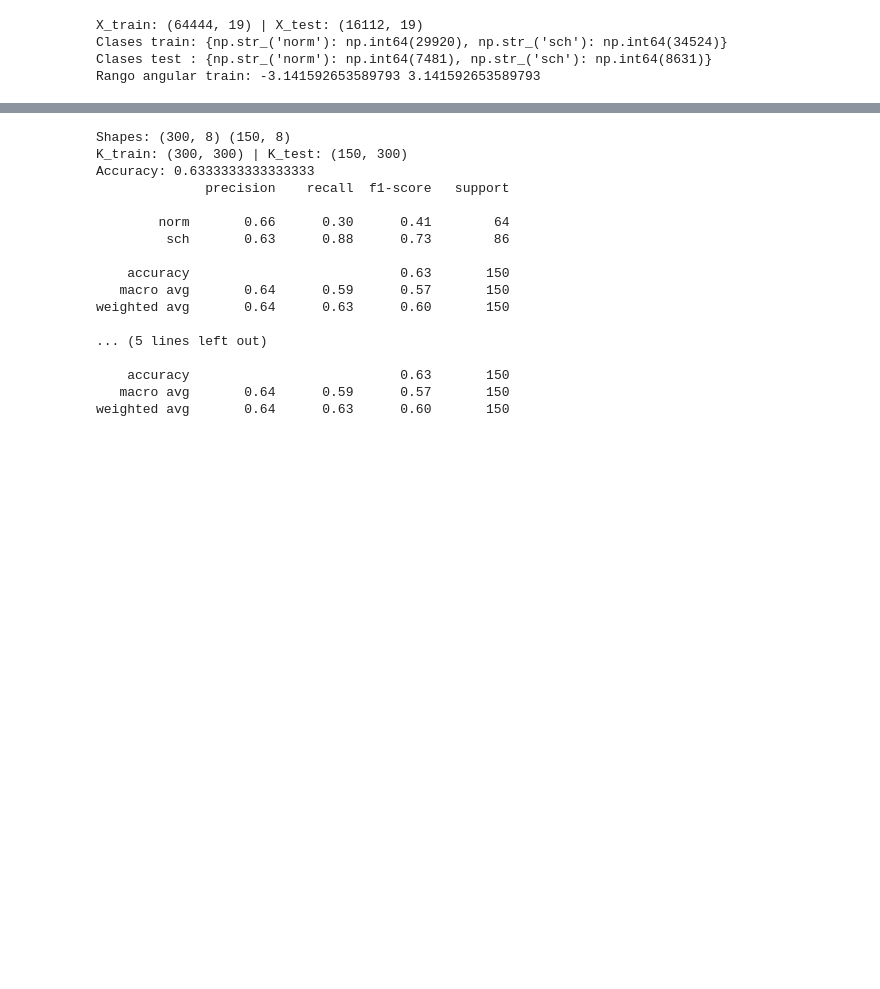
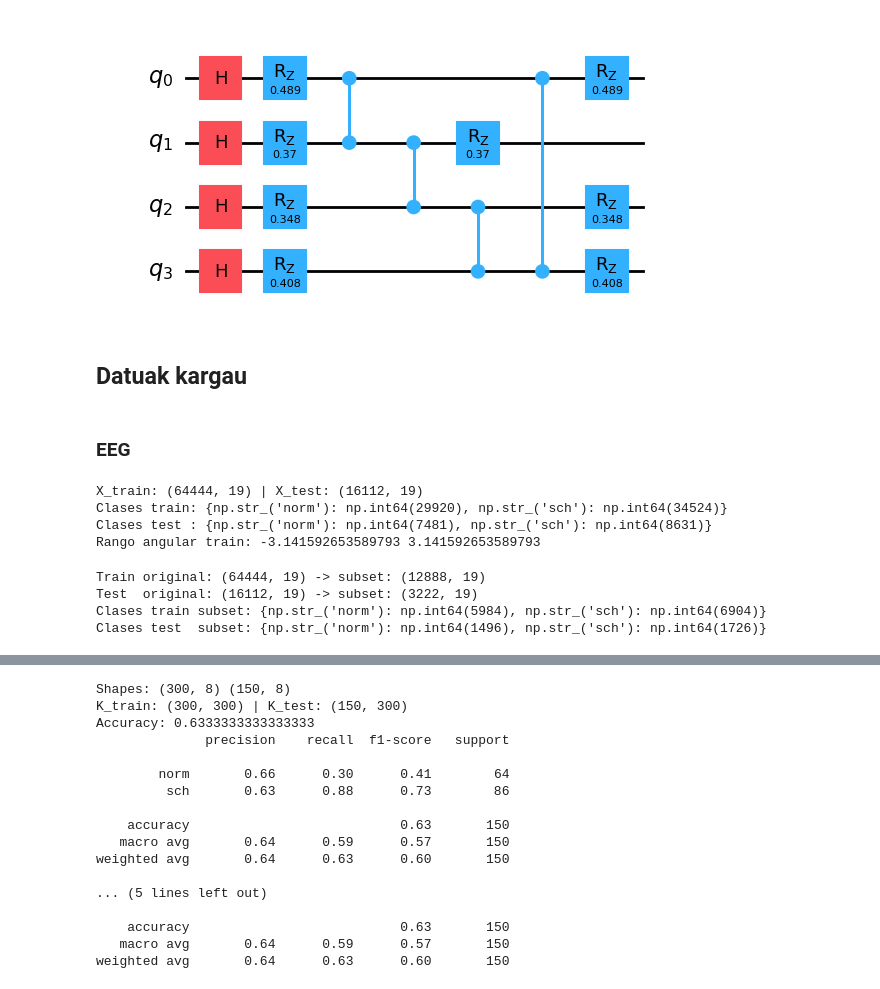
Before and after one commit to ekhineiri/Phase-Sensitive-Quantum-Time-Series-Encoding-For-Audio-Classification-And-Geometric-Analysis-main, a Jupyter notebook: encodings.ipynb, the cells around one changed output, grey strips where cells are left out. Cells and saved outputs as stored; diff of their text form; code cells hidden in the pictures; blank space fills up the shorter version.

```diff
--- a/encodings.ipynb
+++ b/encodings.ipynb
@@ -47,9 +52,9 @@ def ry_feature_map(n_qubits, data, entanglement="ring"):
 def phase_feature_map(n_qubits, data, entanglement="ring"):
     """
     Build a feature map that encodes `data` as Z-phase rotations (Rz) on each qubit
-    after preparing equal superposition states with Hadamards, and applies
-    configurable entanglement using controlled-Z (CZ) gates. The circuit is
-    suitable for quantum kernel evaluation (no measurements).
+    after preparing equal superposition states with Hadamards, using two encoding
+    layers separated by a configurable entanglement block.
+
 
     Parameters:
     - n_qubits: int, number of qubits (expected length of `data`)
@@ -69,7 +74,7 @@ def phase_feature_map(n_qubits, data, entanglement="ring"):
     for q in range(n_qubits):
         qc.h(q)
 
-    # Encode each feature as a Z-phase (Rz) on the corresponding qubit
+    # First encoding layer
     for q in range(n_qubits):
         qc.rz(arr[q], q)
 
@@ -89,6 +94,10 @@ def phase_feature_map(n_qubits, data, entanglement="ring"):
     else:
         raise ValueError("Unsupported entanglement pattern. Choose 'chain', 'ring' or 'all_to_all'.")
 
+    # Second encoding layer (same qubits, same encoding type)
+    for q in range(n_qubits):
+        qc.rz(arr[q], q)
+
     return qc
 # %%
 # Example usage: construct and visualize a circuit for 4 qubits
@@ -107,3 +114,19 @@ qc.draw(output="mpl")
+# %%
+# Example usage: construct and visualize a circuit for 4 qubits
+from qiskit.visualization import circuit_drawer
+
+# Example data (must have length equal to n_qubits)
+data = [0.48854, 0.36986, 0.34778, 0.40850]
+qc = phase_feature_map(4, data, entanglement="ring")
+
+# Display the circuit in the notebook (uses matplotlib if available)
+qc.draw(output="mpl")
+# %% [output]
+[figure, added]
+# %% [markdown]
+## Datuak kargau
+# %% [markdown]
+### EEG
 # %%
 import numpy as np
 from sklearn.model_selection import train_test_split
@@ -138,3 +161,33 @@ X_train: (64444, 19) | X_test: (16112, 19)
 Clases train: {np.str_('norm'): np.int64(29920), np.str_('sch'): np.int64(34524)}
 Clases test : {np.str_('norm'): np.int64(7481), np.str_('sch'): np.int64(8631)}
 Rango angular train: -3.141592653589793 3.141592653589793
+# %%
+# Subsets para acelerar entrenamiento/evaluación
+# Usa las fracciones ya definidas en el notebook: train_frac y test_frac
+train_frac = 0.2
+test_frac = 0.2
+
+X_train_sub, _, y_train_sub, _, y_name_train_sub, _ = train_test_split(
+    X_train, y_train, y_name_train,
+    train_size=train_frac,
+    random_state=42,
+    stratify=y_train
+)
+
+X_test_sub, _, y_test_sub, _, y_name_test_sub, _ = train_test_split(
+    X_test, y_test, y_name_test,
+    train_size=test_frac,
+    random_state=42,
+    stratify=y_test
+)
+
+print("Train original:", X_train.shape, "-> subset:", X_train_sub.shape)
+print("Test  original:", X_test.shape,  "-> subset:", X_test_sub.shape)
+
+print("Clases train subset:", dict(zip(*np.unique(y_name_train_sub, return_counts=True))))
+print("Clases test  subset:", dict(zip(*np.unique(y_name_test_sub, return_counts=True))))
+# %% [output]
+Train original: (64444, 19) -> subset: (12888, 19)
+Test  original: (16112, 19) -> subset: (3222, 19)
+Clases train subset: {np.str_('norm'): np.int64(5984), np.str_('sch'): np.int64(6904)}
+Clases test  subset: {np.str_('norm'): np.int64(1496), np.str_('sch'): np.int64(1726)}
```
Also changed, not shown: parts of 9 cells of this notebook.
